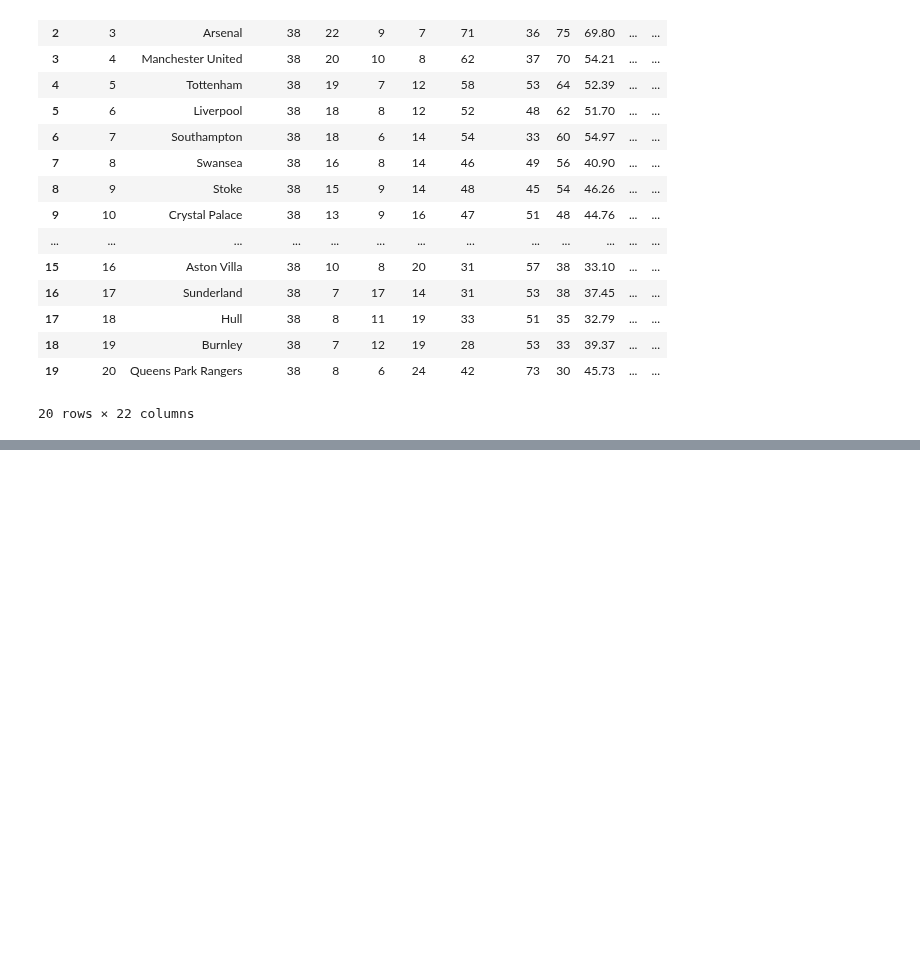
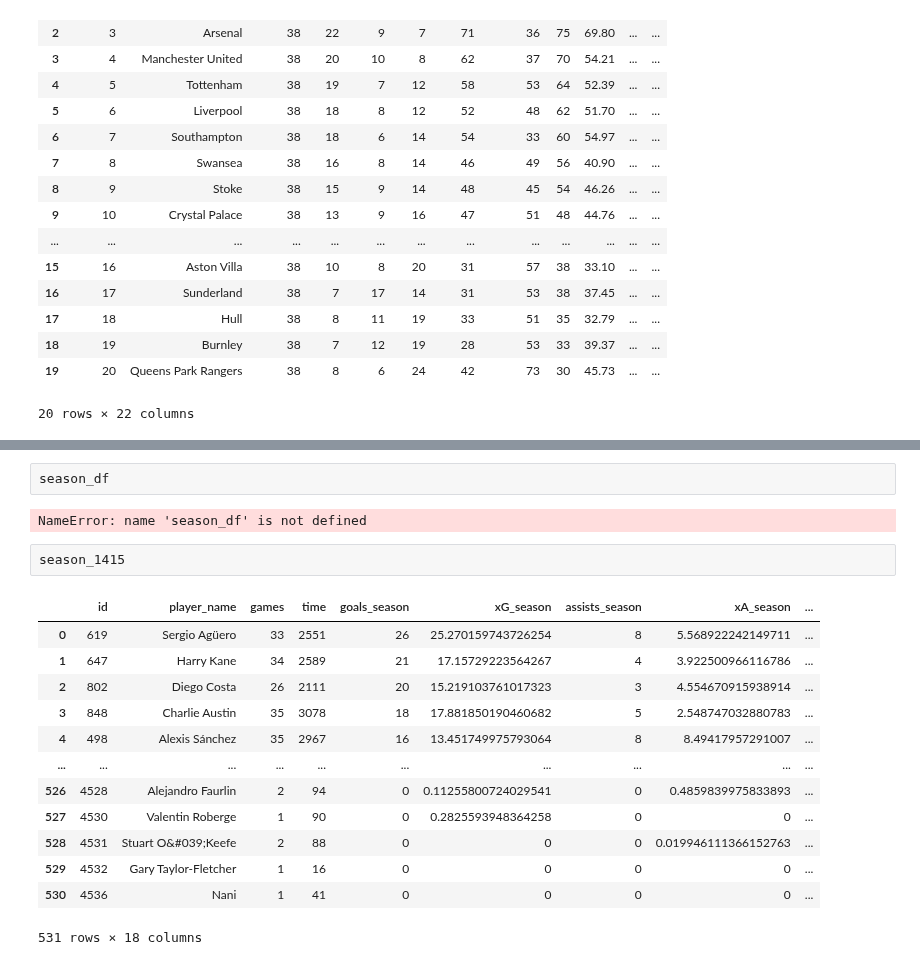
Before and after one commit to AmirMotefaker/my-Python-Projects, a Jupyter notebook: Football Player Analysis(FPA)/Web Scraping/Understat Data for Teams-Players EPL (2014-2019)/Understat Data for Teams-Players (2014-2019).ipynb, the cells around one changed output, grey strips where cells are left out. Drawn from its saved outputs; the diff is of its cells as text; blank space fills up the shorter version.

Commit message:
Update Understat Data for Teams-Players

```diff
--- a/Football Player Analysis(FPA)/Web Scraping/Understat Data for Teams-Players EPL (2014-2019)/Understat Data for Teams-Players (2014-2019).ipynb
+++ b/Football Player Analysis(FPA)/Web Scraping/Understat Data for Teams-Players EPL (2014-2019)/Understat Data for Teams-Players (2014-2019).ipynb
@@ -554,0 +551,20 @@ NameError: name 'season_df' is not defined
+# %%
+season_df
+# %% [output]
+NameError: name 'season_df' is not defined
+# %%
+season_1415
+# %% [output]
+|  | id | player_name | games | time | goals_season | xG_season | assists_season | xA_season | ... |
+| 0 | 619 | Sergio Agüero | 33 | 2551 | 26 | 25.270159743726254 | 8 | 5.568922242149711 | ... |
+| 1 | 647 | Harry Kane | 34 | 2589 | 21 | 17.15729223564267 | 4 | 3.922500966116786 | ... |
+| 2 | 802 | Diego Costa | 26 | 2111 | 20 | 15.219103761017323 | 3 | 4.554670915938914 | ... |
+| 3 | 848 | Charlie Austin | 35 | 3078 | 18 | 17.881850190460682 | 5 | 2.548747032880783 | ... |
+| 4 | 498 | Alexis Sánchez | 35 | 2967 | 16 | 13.451749975793064 | 8 | 8.49417957291007 | ... |
+| ... | ... | ... | ... | ... | ... | ... | ... | ... | ... |
+| 526 | 4528 | Alejandro Faurlin | 2 | 94 | 0 | 0.11255800724029541 | 0 | 0.4859839975833893 | ... |
+| 527 | 4530 | Valentin Roberge | 1 | 90 | 0 | 0.2825593948364258 | 0 | 0 | ... |
+| 528 | 4531 | Stuart O&#039;Keefe | 2 | 88 | 0 | 0 | 0 | 0.019946111366152763 | ... |
+| 529 | 4532 | Gary Taylor-Fletcher | 1 | 16 | 0 | 0 | 0 | 0 | ... |
+| 530 | 4536 | Nani | 1 | 41 | 0 | 0 | 0 | 0 | ... |
+531 rows × 18 columns
```
Also changed, not shown: parts of 19 cells of this notebook.
